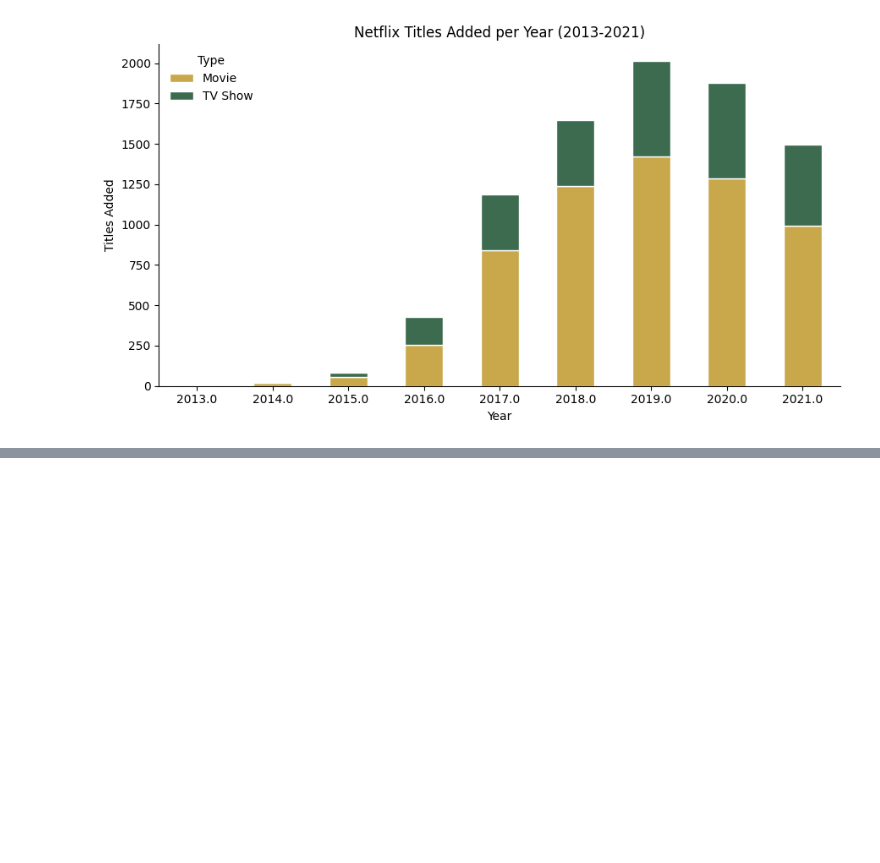
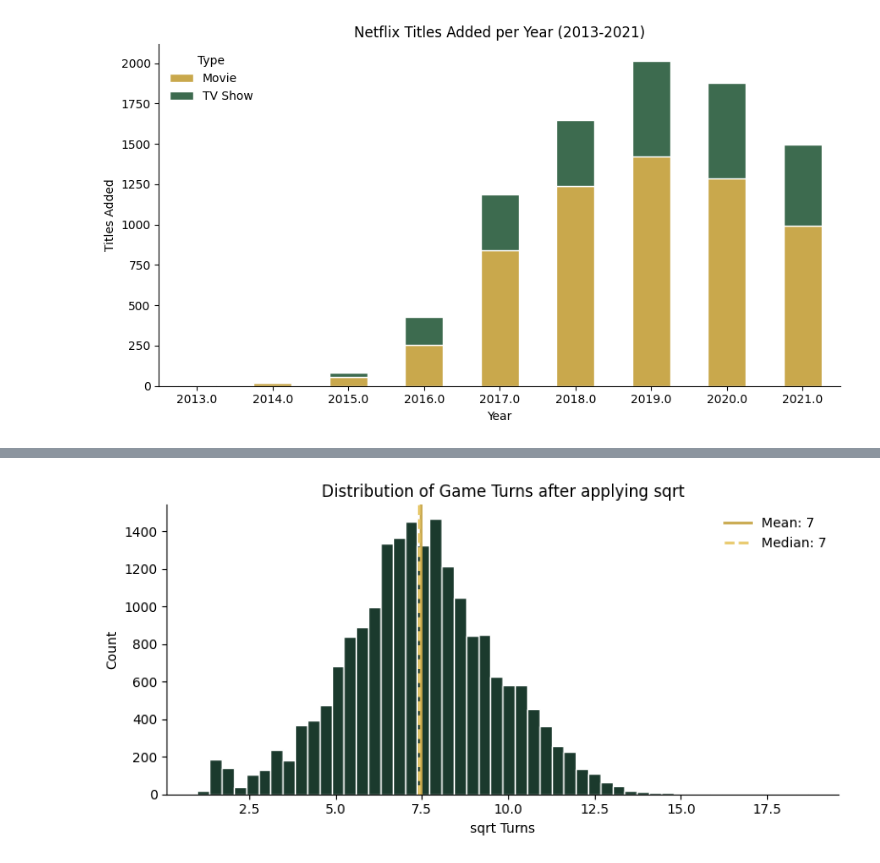
Before and after one commit to dina-masry/Chess_game, a Jupyter notebook: notebooks/01_explore.ipynb, the cells around one changed output, grey strips where cells are left out. Saved outputs shown, nothing was run; the diff lists cells and outputs as text; code cells hidden in the pictures; blank space fills up the shorter version.

```diff
--- a/notebooks/01_explore.ipynb
+++ b/notebooks/01_explore.ipynb
@@ -755,0 +956,16 @@ plt.savefig('../output/stacked_year.png', dpi=150, bbox_inches='tight')
+# %%
+import numpy as np
+games_cleaned['sqrt_turns'] = np.sqrt(games_cleaned['turns'])
+games_cleaned['sqrt_rating_diff'] = np.sqrt(games_cleaned['rating_diff'])
+
+for col in ['sqrt_turns', 'sqrt_rating_diff']:
+
+    q1 = games_cleaned[col].quantile(0.25)
+    q3 = games_cleaned[col].quantile(0.75)
+
+    print(f"\n----- {col} -----")
+    print("Mean:", round(games_cleaned[col].mean(), 2))
+    print("Median:", round(games_cleaned[col].median(), 2))
+    print("Std:", round(games_cleaned[col].std(), 2))
+    print("IQR:", round(q3 - q1, 2))
+    print("Skewness:", round(games_cleaned[col].skew(), 2))
@@ -755,0 +988,17 @@ plt.savefig('../output/stacked_year.png', dpi=150, bbox_inches='tight')
+# %%
+# ── PLOT TURNS AFTER SQRT─────────────────────────────────────
+fig, ax = plt.subplots(figsize=(8, 4))
+ax.hist(games_cleaned['sqrt_turns'], bins=50, color='#1B3A2D', edgecolor='white')
+ax.axvline(games_cleaned['sqrt_turns'].mean(), color='#C9A84C', lw=2,
+           label=f"Mean: {games_cleaned['sqrt_turns'].mean():.0f}")
+ax.axvline(games_cleaned['sqrt_turns'].median(), color='#E8C96A', lw=2, ls='--',
+           label=f"Median: {games_cleaned['sqrt_turns'].median():.0f}")
+ax.set_title('Distribution of Game Turns after applying sqrt')
+ax.set_xlabel('sqrt Turns')
+ax.set_ylabel('Count')
+ax.legend(frameon=False)
+ax.spines[['top','right']].set_visible(False)
+fig.tight_layout()
+plt.savefig('../output/AQ1_turns_dist_ after_sqrt.png', dpi=150, bbox_inches='tight')
+# %% [output]
+[figure, added]
```
Also changed, not shown: parts of 34 cells of this notebook, 5 other files.
